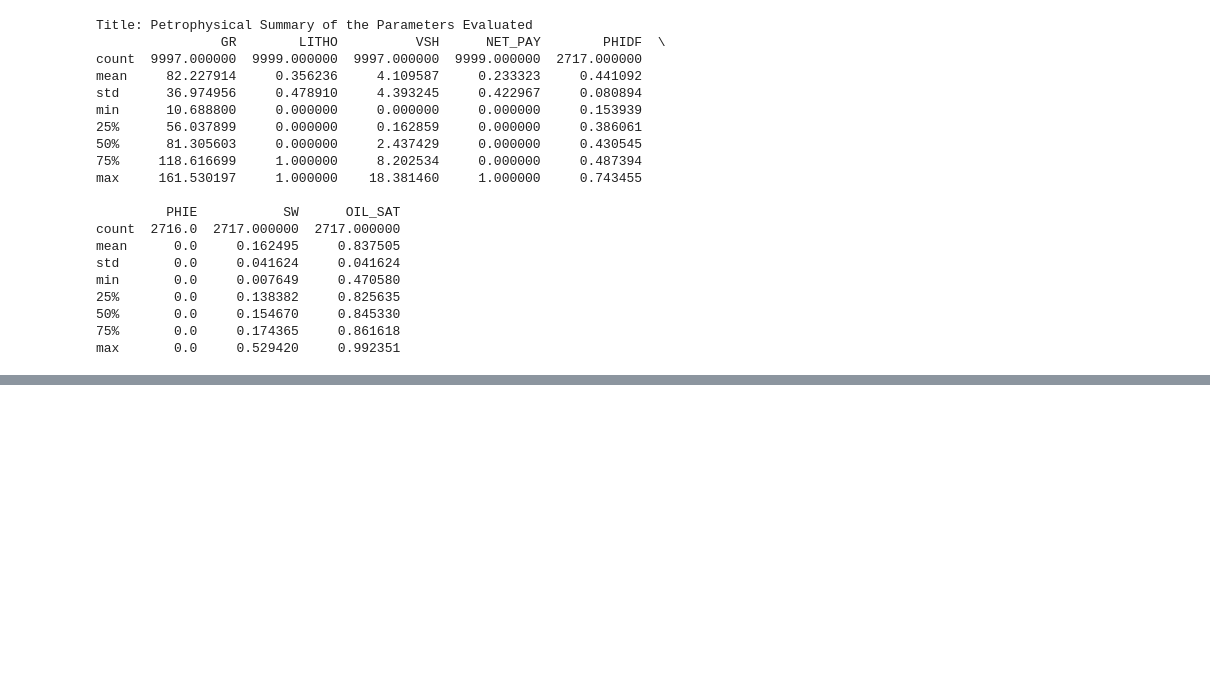
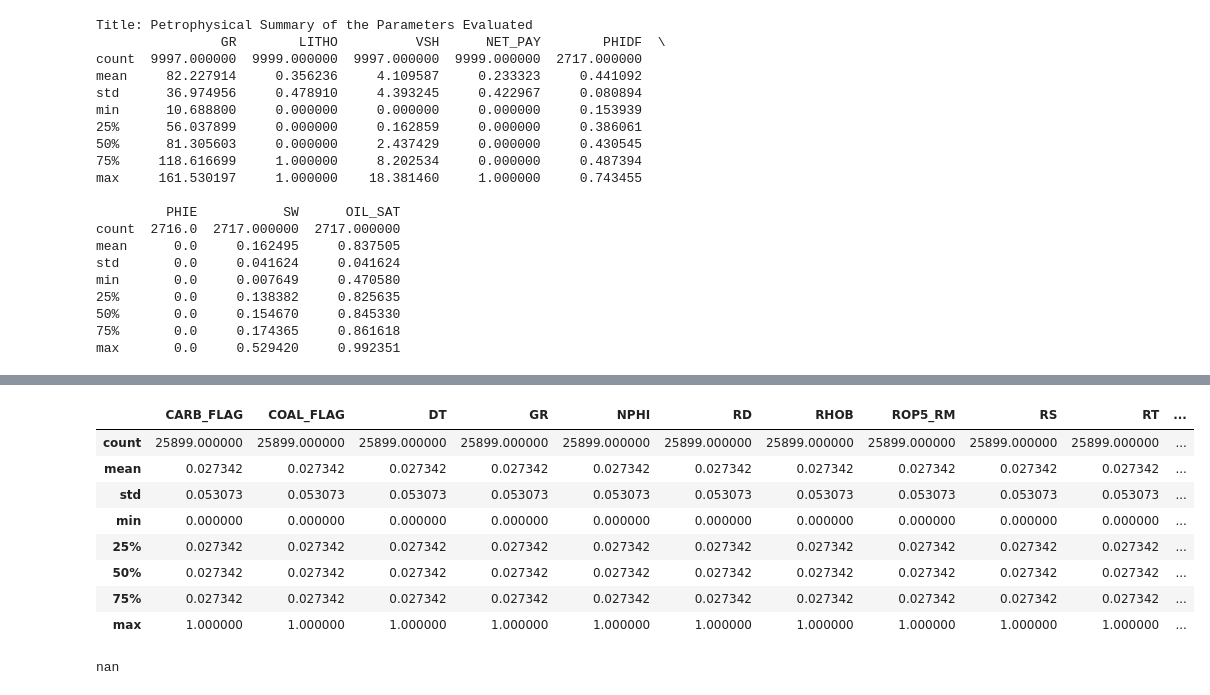
Before and after one commit to olawaleibrahim/petroeval, a Jupyter notebook: Tutorial.ipynb, the cells around one changed output, grey strips where cells are left out. Cells and saved outputs as stored; diff of their text form; code cells hidden in the pictures; blank space fills up the shorter version.

```diff
--- a/Tutorial.ipynb
+++ b/Tutorial.ipynb
@@ -91,0 +104,16 @@ df1
+# %%
+df1.describe()
+# %% [output]
+|  | CARB_FLAG | COAL_FLAG | DT | GR | NPHI | RD | RHOB | ROP5_RM | RS | RT | ... |
+| count | 25899.000000 | 25899.000000 | 25899.000000 | 25899.000000 | 25899.000000 | 25899.000000 | 25899.000000 | 25899.000000 | 25899.000000 | 25899.000000 | ... |
+| mean | 0.027342 | 0.027342 | 0.027342 | 0.027342 | 0.027342 | 0.027342 | 0.027342 | 0.027342 | 0.027342 | 0.027342 | ... |
+| std | 0.053073 | 0.053073 | 0.053073 | 0.053073 | 0.053073 | 0.053073 | 0.053073 | 0.053073 | 0.053073 | 0.053073 | ... |
+| min | 0.000000 | 0.000000 | 0.000000 | 0.000000 | 0.000000 | 0.000000 | 0.000000 | 0.000000 | 0.000000 | 0.000000 | ... |
+| 25% | 0.027342 | 0.027342 | 0.027342 | 0.027342 | 0.027342 | 0.027342 | 0.027342 | 0.027342 | 0.027342 | 0.027342 | ... |
+| 50% | 0.027342 | 0.027342 | 0.027342 | 0.027342 | 0.027342 | 0.027342 | 0.027342 | 0.027342 | 0.027342 | 0.027342 | ... |
+| 75% | 0.027342 | 0.027342 | 0.027342 | 0.027342 | 0.027342 | 0.027342 | 0.027342 | 0.027342 | 0.027342 | 0.027342 | ... |
+| max | 1.000000 | 1.000000 | 1.000000 | 1.000000 | 1.000000 | 1.000000 | 1.000000 | 1.000000 | 1.000000 | 1.000000 | ... |
+# %%
+np.nan
+# %% [output]
+nan
```
Also changed, not shown: parts of 9 cells of this notebook, 4 other files.
